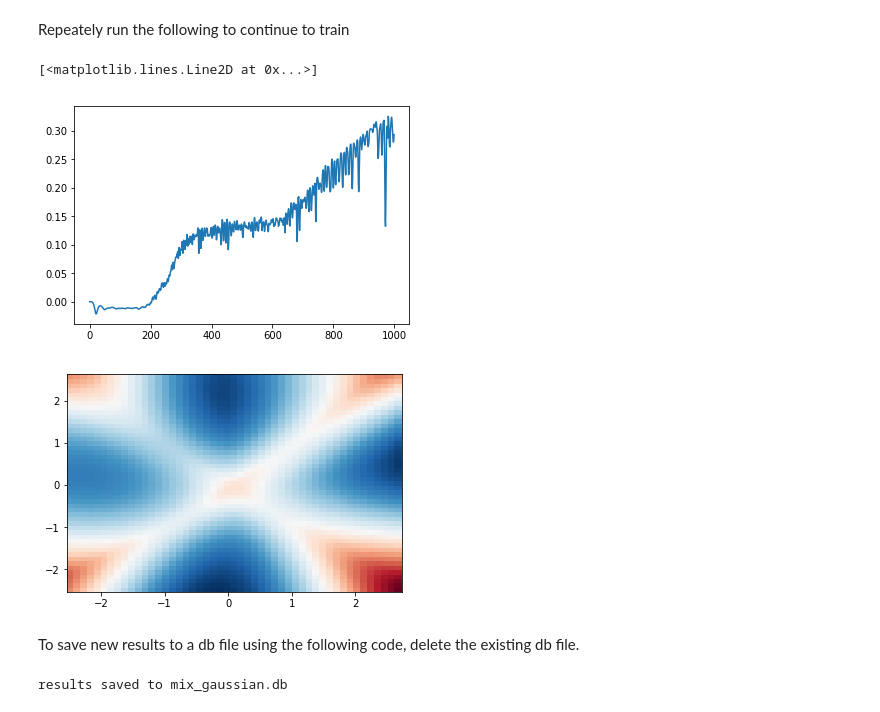
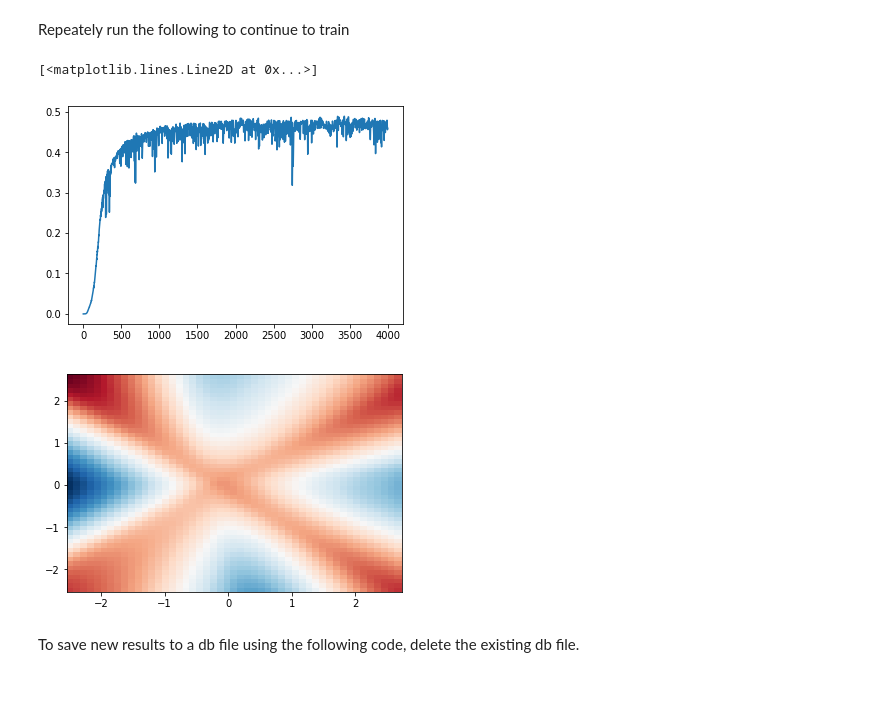
Before and after one commit to michaellimair/MINE-Entropy, a Jupyter notebook: mix_gaussian.ipynb, the cells around one changed output. Cells and saved outputs as stored; diff of their text form; code cells hidden in the pictures.

```diff
--- a/mix_gaussian.ipynb
+++ b/mix_gaussian.ipynb
@@ -12,2 +16,3 @@ data_t = torch.FloatTensor(data).to(device)
 # %%
-plt.scatter(data[:,0],data[:,1])
+X = data[:,[0]]
+Y = data[:,[1]]
@@ -19,0 +36,22 @@ data_marginal_t = torch.FloatTensor(data_marginal).to(device)
+# %%
+class Net(nn.Module):
+    def __init__(self, input_size=2, hidden_size=100):
+        super().__init__()
+        sigma = .02
+        self.fc1 = nn.Linear(input_size, hidden_size)
+        self.fc2 = nn.Linear(hidden_size, hidden_size)
+        self.fc3 = nn.Linear(hidden_size, 1)
+        nn.init.normal_(self.fc1.weight,std=sigma)
+        nn.init.constant_(self.fc1.bias, 0)
+        nn.init.normal_(self.fc2.weight,std=sigma)
+        nn.init.constant_(self.fc2.bias, 0)
+        nn.init.normal_(self.fc3.weight,std=sigma)
+        nn.init.constant_(self.fc3.bias, 0)
+
+    def forward(self, input):
+        output = F.elu(self.fc1(input))
+        output = F.elu(self.fc2(output))
+        output = self.fc3(output)
+        return output
+# %%
+XY_t = torch.FloatTensor(np.concatenate((X,Y),axis=1)).to(device)
@@ -20,13 +60,14 @@ data_marginal_t = torch.FloatTensor(data_marginal).to(device)
 # %%
-batch_size = n_samples
-net = []
-mi_estimate = []
+batch_size = int(sample_size*1)
+net_list = []
+mi_lb_list = []
+batch_mi_lb_list = []
+batch_loss_list = []
 ma_rate = 0.1
 ma_ef = 1
 lr = 1e-3
-mine_net = MineNet()
-mine_net.to(device)
-mine_net_optim = optim.Adam(mine_net.parameters(),lr=lr)
+XY_net = Net(input_size=X.shape[1]+Y.shape[1]).to(device)
+optimizer = optim.Adam(XY_net.parameters(),lr=lr)
 # %% [markdown]
 Automatically load previous results from db file if exists
 # %%
@@ -59,18 +102,16 @@ net = np.append(net,mine_net.state_dict())
 # %%
-plt.plot(mi_estimate)
+plt.plot(mi_lb_list)
 # %% [output]
 [<matplotlib.lines.Line2D at 0x...>]
-[figure, old version]
+[figure, new version]
 # %%
-getHeatMap(mine_net,data,grids=[50,50])
+getHeatMap(XY_net,XY_t.cpu(),grids=[50,50])
 # %% [output]
-[figure, old version]
+[figure, new version]
 # %% [markdown]
 To save new results to a db file using the following code, delete the existing db file.
 # %%
 if not os.path.exists(fname):
     with open(fname,'wb') as f:
-        dill.dump([net,mi_estimate,ma_et],f)
+        dill.dump([net_list,mi_lb_list,batch_loss_list,batch_mi_lb_list,ma_et],f)
         print('results saved to '+fname)
-# %% [output]
-results saved to mix_gaussian.db
```
Also changed, not shown: parts of 12 cells of this notebook, 11 other files.
